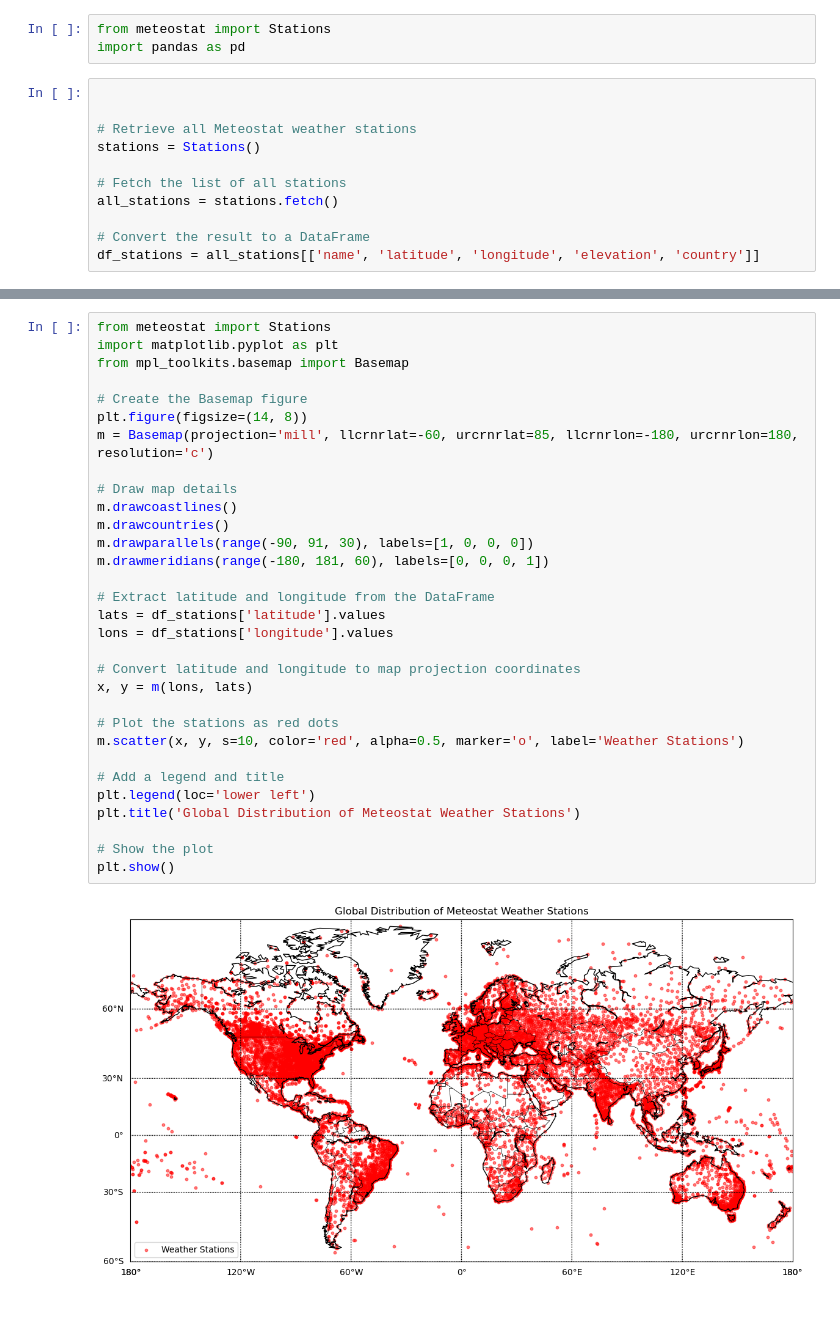
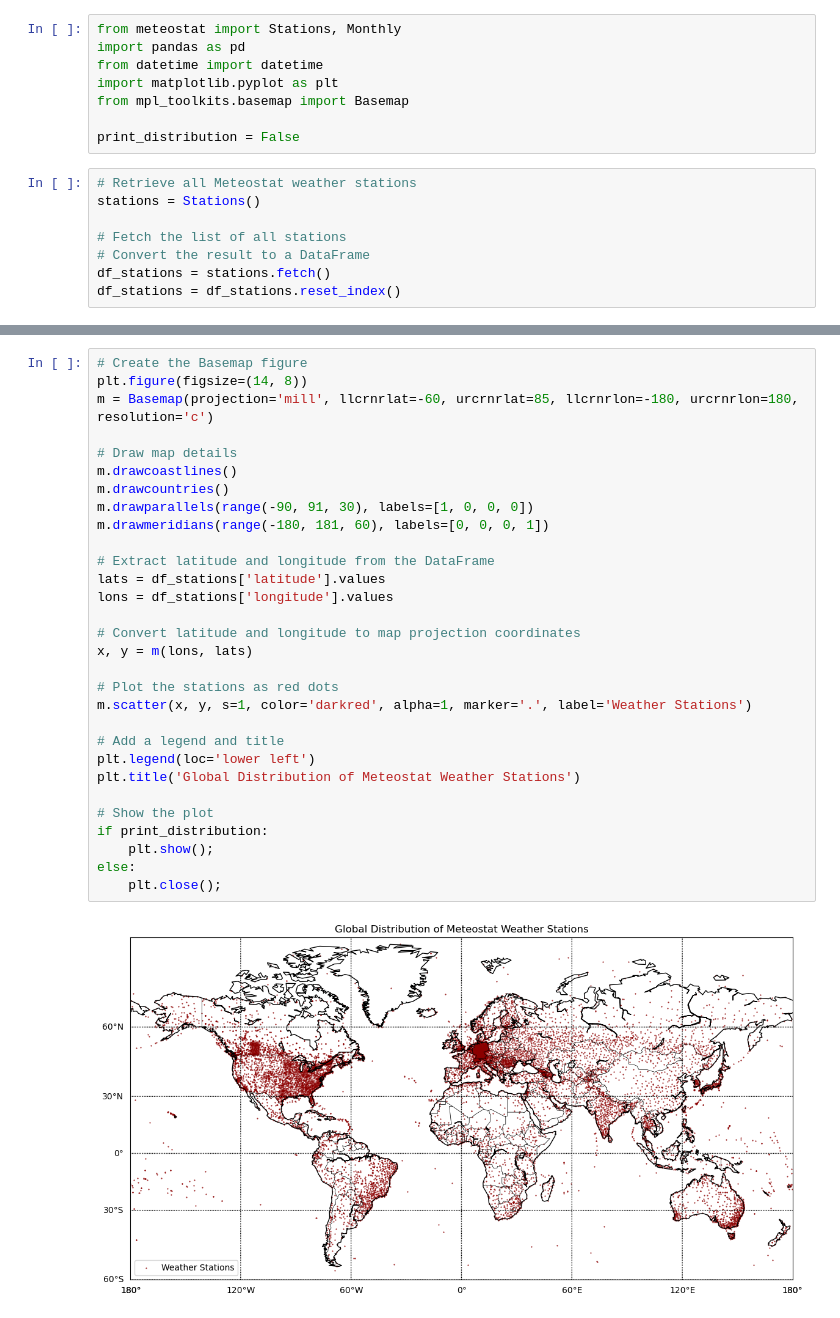
Before and after one commit to aschmidtphil/global_ecosystem_classifier, a Jupyter notebook: scripts/meteostat_stations.ipynb, the cells around one changed output, grey strips where cells are left out. Saved outputs shown, nothing was run; the diff lists cells and outputs as text.

Commit message:
Updated meteostat data retrieval

```diff
--- a/scripts/meteostat_stations.ipynb
+++ b/scripts/meteostat_stations.ipynb
@@ -1,14 +1,16 @@
 # %%
-from meteostat import Stations
+from meteostat import Stations, Monthly
 import pandas as pd
+from datetime import datetime
+import matplotlib.pyplot as plt
+from mpl_toolkits.basemap import Basemap
+
+print_distribution = False
 # %%
-
-
 # Retrieve all Meteostat weather stations
 stations = Stations()
 
 # Fetch the list of all stations
-all_stations = stations.fetch()
-
 # Convert the result to a DataFrame
-df_stations = all_stations[['name', 'latitude', 'longitude', 'elevation', 'country']]
+df_stations = stations.fetch()
+df_stations = df_stations.reset_index()
@@ -29,33 +30,32 @@ df_stations.head()
 # %%
-from meteostat import Stations
-import matplotlib.pyplot as plt
-from mpl_toolkits.basemap import Basemap
-
 # Create the Basemap figure
 plt.figure(figsize=(14, 8))
 m = Basemap(projection='mill', llcrnrlat=-60, urcrnrlat=85, llcrnrlon=-180, urcrnrlon=180, resolution='c')
 
 # Draw map details
 m.drawcoastlines()
 m.drawcountries()
 m.drawparallels(range(-90, 91, 30), labels=[1, 0, 0, 0])
 m.drawmeridians(range(-180, 181, 60), labels=[0, 0, 0, 1])
 
 # Extract latitude and longitude from the DataFrame
 lats = df_stations['latitude'].values
 lons = df_stations['longitude'].values
 
 # Convert latitude and longitude to map projection coordinates
 x, y = m(lons, lats)
 
 # Plot the stations as red dots
-m.scatter(x, y, s=10, color='red', alpha=0.5, marker='o', label='Weather Stations')
+m.scatter(x, y, s=1, color='darkred', alpha=1, marker='.', label='Weather Stations')
 
 # Add a legend and title
 plt.legend(loc='lower left')
 plt.title('Global Distribution of Meteostat Weather Stations')
 
 # Show the plot
-plt.show()
+if print_distribution:
+    plt.show();
+else:
+    plt.close();
 # %% [output]
-[figure, old version]
+[figure, new version]
```
Also changed, not shown: parts of 8 cells of this notebook.
